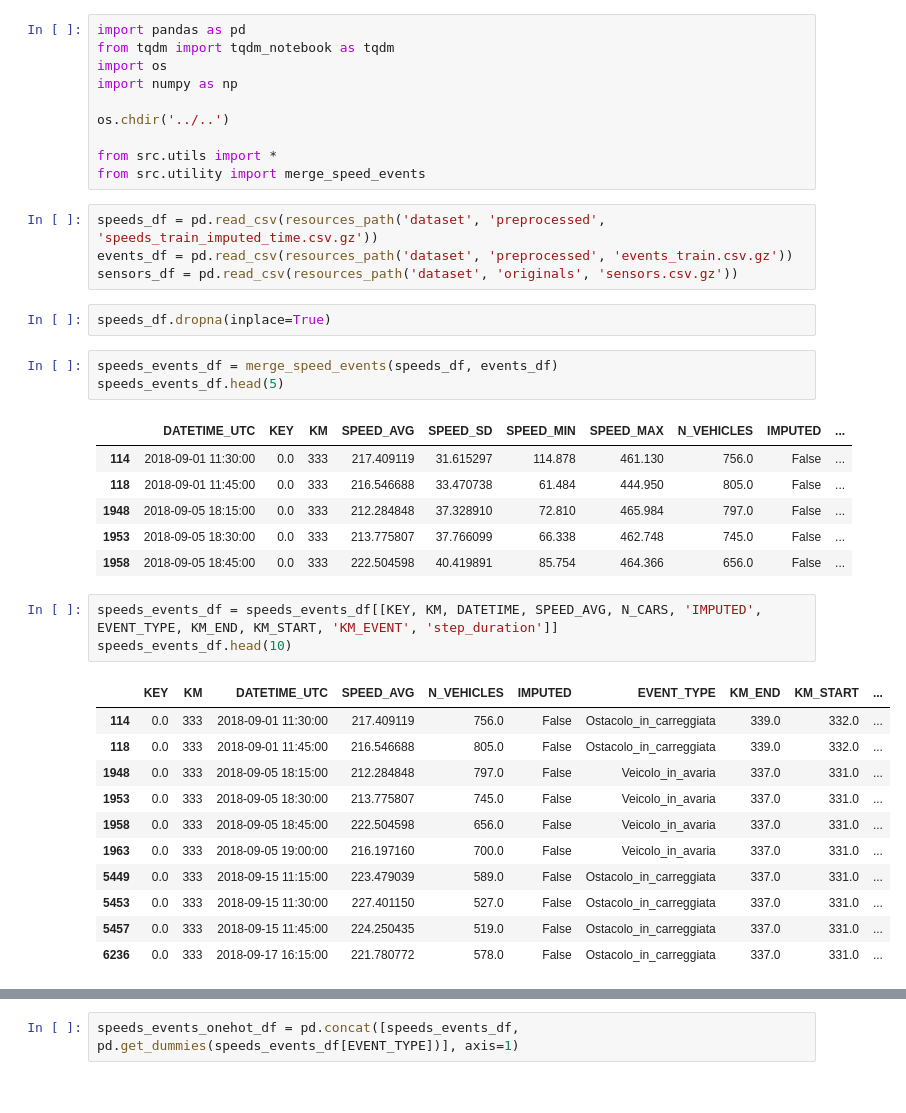
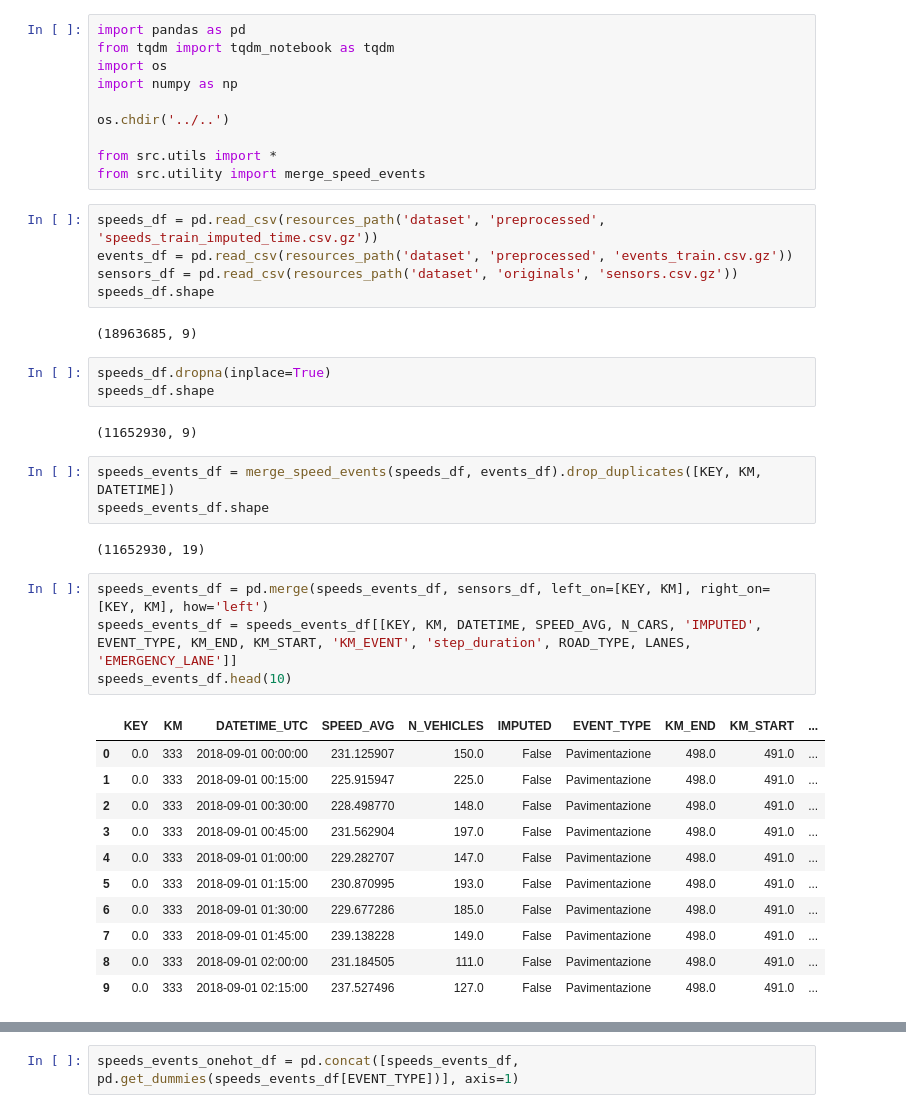
Before and after one commit to gianpy15/DMProject, a Jupyter notebook: notebooks/Gianpy/first_model.ipynb, the cells around one changed output, grey strips where cells are left out. Saved outputs shown, nothing was run; the diff lists cells and outputs as text.

```diff
--- a/notebooks/Gianpy/first_model.ipynb
+++ b/notebooks/Gianpy/first_model.ipynb
@@ -12,33 +12,35 @@ from src.utility import merge_speed_events
 speeds_df = pd.read_csv(resources_path('dataset', 'preprocessed', 'speeds_train_imputed_time.csv.gz'))
 events_df = pd.read_csv(resources_path('dataset', 'preprocessed', 'events_train.csv.gz'))
 sensors_df = pd.read_csv(resources_path('dataset', 'originals', 'sensors.csv.gz'))
+speeds_df.shape
+# %% [output]
+(18963685, 9)
 # %%
 speeds_df.dropna(inplace=True)
+speeds_df.shape
+# %% [output]
+(11652930, 9)
 # %%
-speeds_events_df = merge_speed_events(speeds_df, events_df)
-speeds_events_df.head(5)
+speeds_events_df = merge_speed_events(speeds_df, events_df).drop_duplicates([KEY, KM, DATETIME])
+speeds_events_df.shape
 # %% [output]
-|  | DATETIME_UTC | KEY | KM | SPEED_AVG | SPEED_SD | SPEED_MIN | SPEED_MAX | N_VEHICLES | IMPUTED | ... |
-| 114 | 2018-09-01 11:30:00 | 0.0 | 333 | 217.409119 | 31.615297 | 114.878 | 461.130 | 756.0 | False | ... |
-| 118 | 2018-09-01 11:45:00 | 0.0 | 333 | 216.546688 | 33.470738 | 61.484 | 444.950 | 805.0 | False | ... |
-| 1948 | 2018-09-05 18:15:00 | 0.0 | 333 | 212.284848 | 37.328910 | 72.810 | 465.984 | 797.0 | False | ... |
-| 1953 | 2018-09-05 18:30:00 | 0.0 | 333 | 213.775807 | 37.766099 | 66.338 | 462.748 | 745.0 | False | ... |
-| 1958 | 2018-09-05 18:45:00 | 0.0 | 333 | 222.504598 | 40.419891 | 85.754 | 464.366 | 656.0 | False | ... |
+(11652930, 19)
 # %%
-speeds_events_df = speeds_events_df[[KEY, KM, DATETIME, SPEED_AVG, N_CARS, 'IMPUTED', EVENT_TYPE, KM_END, KM_START, 'KM_EVENT', 'step_duration']]
+speeds_events_df = pd.merge(speeds_events_df, sensors_df, left_on=[KEY, KM], right_on=[KEY, KM], how='left')
+speeds_events_df = speeds_events_df[[KEY, KM, DATETIME, SPEED_AVG, N_CARS, 'IMPUTED', EVENT_TYPE, KM_END, KM_START, 'KM_EVENT', 'step_duration', ROAD_TYPE, LANES, 'EMERGENCY_LANE']]
 speeds_events_df.head(10)
 # %% [output]
 |  | KEY | KM | DATETIME_UTC | SPEED_AVG | N_VEHICLES | IMPUTED | EVENT_TYPE | KM_END | KM_START | ... |
-| 114 | 0.0 | 333 | 2018-09-01 11:30:00 | 217.409119 | 756.0 | False | Ostacolo_in_carreggiata | 339.0 | 332.0 | ... |
-| 118 | 0.0 | 333 | 2018-09-01 11:45:00 | 216.546688 | 805.0 | False | Ostacolo_in_carreggiata | 339.0 | 332.0 | ... |
-| 1948 | 0.0 | 333 | 2018-09-05 18:15:00 | 212.284848 | 797.0 | False | Veicolo_in_avaria | 337.0 | 331.0 | ... |
-| 1953 | 0.0 | 333 | 2018-09-05 18:30:00 | 213.775807 | 745.0 | False | Veicolo_in_avaria | 337.0 | 331.0 | ... |
-| 1958 | 0.0 | 333 | 2018-09-05 18:45:00 | 222.504598 | 656.0 | False | Veicolo_in_avaria | 337.0 | 331.0 | ... |
-| 1963 | 0.0 | 333 | 2018-09-05 19:00:00 | 216.197160 | 700.0 | False | Veicolo_in_avaria | 337.0 | 331.0 | ... |
-| 5449 | 0.0 | 333 | 2018-09-15 11:15:00 | 223.479039 | 589.0 | False | Ostacolo_in_carreggiata | 337.0 | 331.0 | ... |
-| 5453 | 0.0 | 333 | 2018-09-15 11:30:00 | 227.401150 | 527.0 | False | Ostacolo_in_carreggiata | 337.0 | 331.0 | ... |
-| 5457 | 0.0 | 333 | 2018-09-15 11:45:00 | 224.250435 | 519.0 | False | Ostacolo_in_carreggiata | 337.0 | 331.0 | ... |
-| 6236 | 0.0 | 333 | 2018-09-17 16:15:00 | 221.780772 | 578.0 | False | Ostacolo_in_carreggiata | 337.0 | 331.0 | ... |
+| 0 | 0.0 | 333 | 2018-09-01 00:00:00 | 231.125907 | 150.0 | False | Pavimentazione | 498.0 | 491.0 | ... |
+| 1 | 0.0 | 333 | 2018-09-01 00:15:00 | 225.915947 | 225.0 | False | Pavimentazione | 498.0 | 491.0 | ... |
+| 2 | 0.0 | 333 | 2018-09-01 00:30:00 | 228.498770 | 148.0 | False | Pavimentazione | 498.0 | 491.0 | ... |
+| 3 | 0.0 | 333 | 2018-09-01 00:45:00 | 231.562904 | 197.0 | False | Pavimentazione | 498.0 | 491.0 | ... |
+| 4 | 0.0 | 333 | 2018-09-01 01:00:00 | 229.282707 | 147.0 | False | Pavimentazione | 498.0 | 491.0 | ... |
+| 5 | 0.0 | 333 | 2018-09-01 01:15:00 | 230.870995 | 193.0 | False | Pavimentazione | 498.0 | 491.0 | ... |
+| 6 | 0.0 | 333 | 2018-09-01 01:30:00 | 229.677286 | 185.0 | False | Pavimentazione | 498.0 | 491.0 | ... |
+| 7 | 0.0 | 333 | 2018-09-01 01:45:00 | 239.138228 | 149.0 | False | Pavimentazione | 498.0 | 491.0 | ... |
+| 8 | 0.0 | 333 | 2018-09-01 02:00:00 | 231.184505 | 111.0 | False | Pavimentazione | 498.0 | 491.0 | ... |
+| 9 | 0.0 | 333 | 2018-09-01 02:15:00 | 237.527496 | 127.0 | False | Pavimentazione | 498.0 | 491.0 | ... |
 # %%
 idx = speeds_events_df['KM_EVENT'].isnull()
 speeds_events_df.loc[idx, 'KM_EVENT'] = speeds_events_df.loc[idx, 'KM_START'] + (speeds_events_df.loc[idx, 'KM_END'] - speeds_events_df.loc[idx, 'KM_START'])/2
```
Also changed, not shown: parts of 10 cells of this notebook, 1 other file.
